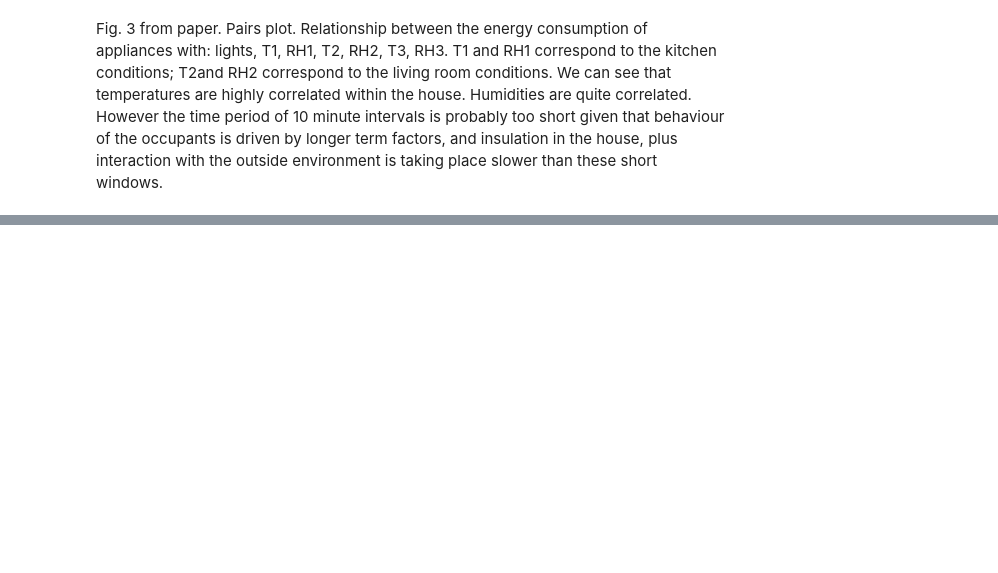
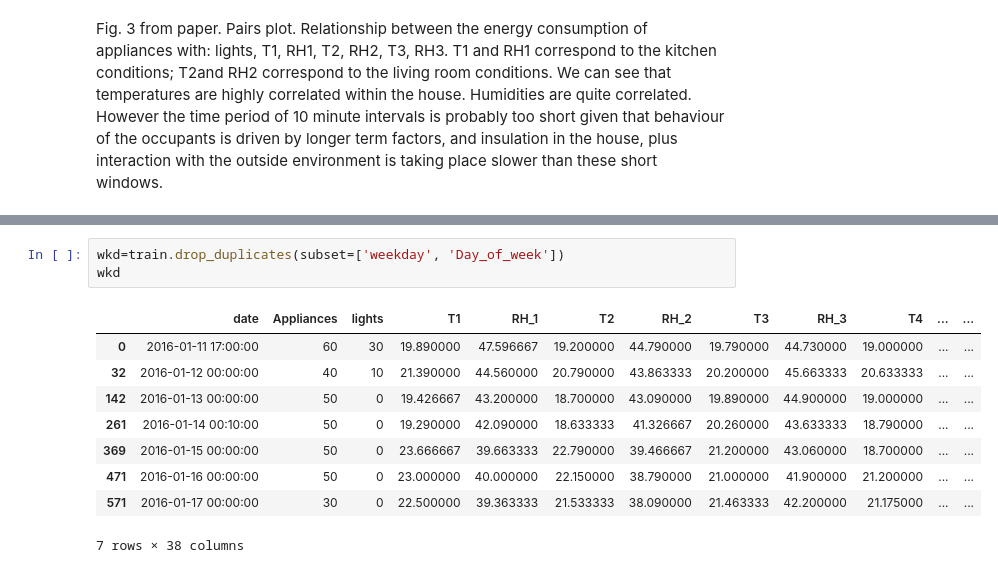
Before and after one commit to MQCOMP6200/Portfolio-2---Stokes156, a Jupyter notebook: Portfolio 2.ipynb, the cells around one changed output, grey strips where cells are left out. Cells and saved outputs as stored; diff of their text form; blank space fills up the shorter version.

```diff
--- a/Portfolio 2.ipynb
+++ b/Portfolio 2.ipynb
@@ -146,0 +213,13 @@ However the time period of 10 minute intervals is probably too short given that
+# %%
+wkd=train.drop_duplicates(subset=['weekday', 'Day_of_week'])
+wkd
+# %% [output]
+|  | date | Appliances | lights | T1 | RH_1 | T2 | RH_2 | T3 | RH_3 | T4 | ... | ... |
+| 0 | 2016-01-11 17:00:00 | 60 | 30 | 19.890000 | 47.596667 | 19.200000 | 44.790000 | 19.790000 | 44.730000 | 19.000000 | ... | ... |
+| 32 | 2016-01-12 00:00:00 | 40 | 10 | 21.390000 | 44.560000 | 20.790000 | 43.863333 | 20.200000 | 45.663333 | 20.633333 | ... | ... |
+| 142 | 2016-01-13 00:00:00 | 50 | 0 | 19.426667 | 43.200000 | 18.700000 | 43.090000 | 19.890000 | 44.900000 | 19.000000 | ... | ... |
+| 261 | 2016-01-14 00:10:00 | 50 | 0 | 19.290000 | 42.090000 | 18.633333 | 41.326667 | 20.260000 | 43.633333 | 18.790000 | ... | ... |
+| 369 | 2016-01-15 00:00:00 | 50 | 0 | 23.666667 | 39.663333 | 22.790000 | 39.466667 | 21.200000 | 43.060000 | 18.700000 | ... | ... |
+| 471 | 2016-01-16 00:00:00 | 50 | 0 | 23.000000 | 40.000000 | 22.150000 | 38.790000 | 21.000000 | 41.900000 | 21.200000 | ... | ... |
+| 571 | 2016-01-17 00:00:00 | 30 | 0 | 22.500000 | 39.363333 | 21.533333 | 38.090000 | 21.463333 | 42.200000 | 21.175000 | ... | ... |
+7 rows × 38 columns
```
Also changed, not shown: parts of 8 cells of this notebook.
